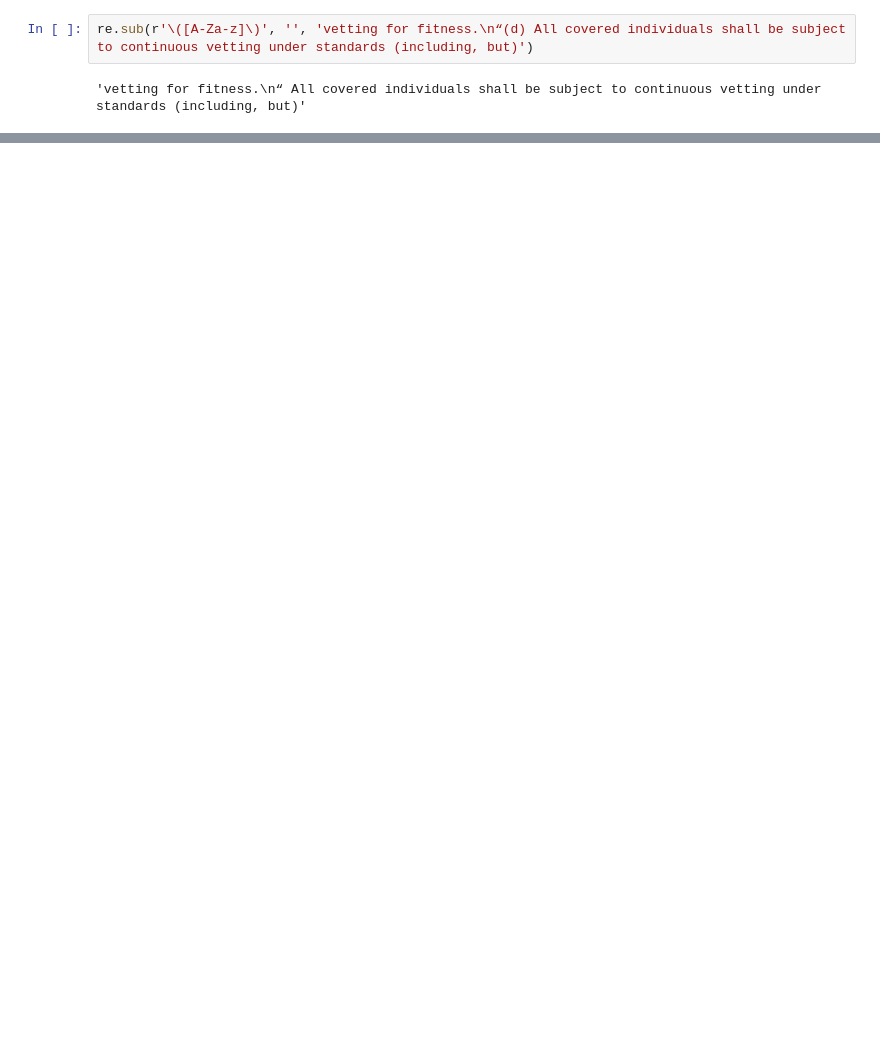
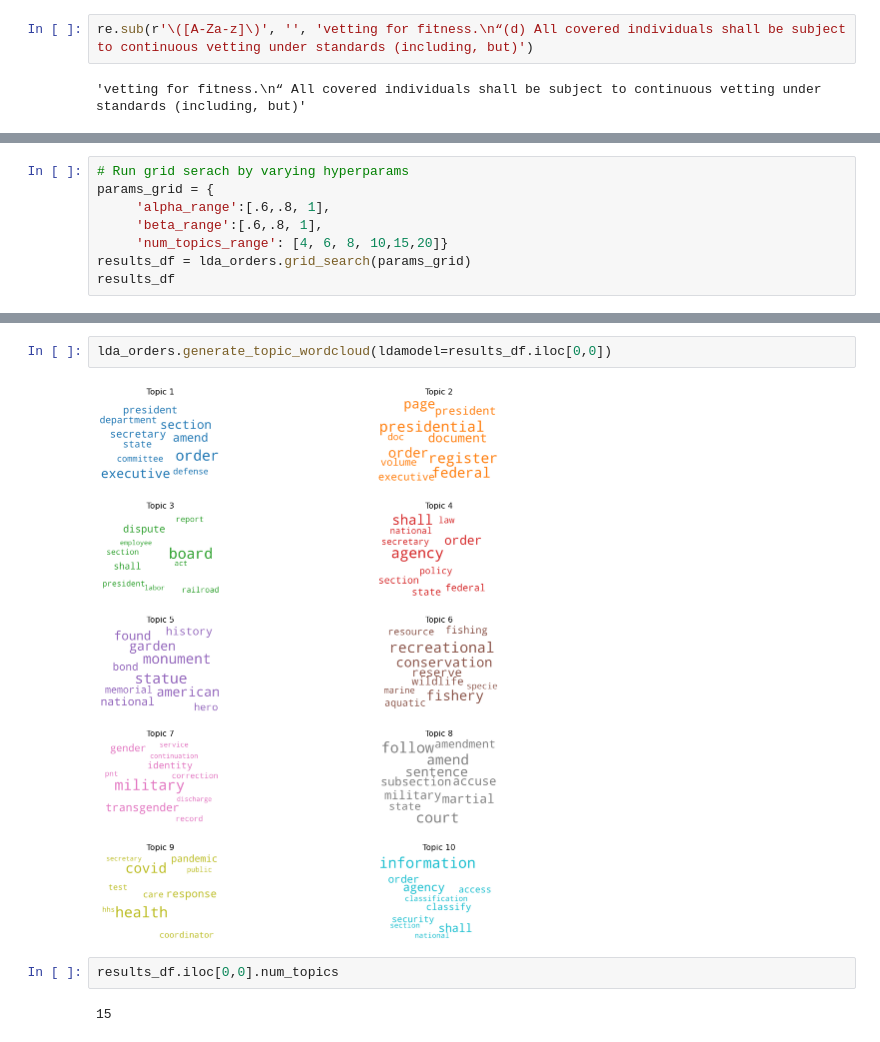
Before and after one commit to RobertoBarrosoLuque/Presidential-Rhetoric-NLP, a Jupyter notebook: exploratory_notebooks/final_proj_exploratory.ipynb, the cells around one changed output, grey strips where cells are left out. Drawn from its saved outputs; the diff is of its cells as text; blank space fills up the shorter version.

```diff
--- a/exploratory_notebooks/final_proj_exploratory.ipynb
+++ b/exploratory_notebooks/final_proj_exploratory.ipynb
@@ -317,0 +316,8 @@ array(["\n\nTitle 3—\nThe President\n\nExecutive Order 13764 of January 17, 20
+# %%
+# Run grid serach by varying hyperparams
+params_grid = {
+     'alpha_range':[.6,.8, 1],
+     'beta_range':[.6,.8, 1],
+     'num_topics_range': [4, 6, 8, 10,15,20]}
+results_df = lda_orders.grid_search(params_grid)
+results_df
@@ -317,0 +338,8 @@ array(["\n\nTitle 3—\nThe President\n\nExecutive Order 13764 of January 17, 20
+# %%
+lda_orders.generate_topic_wordcloud(ldamodel=results_df.iloc[0,0])
+# %% [output]
+[figure, added]
+# %%
+results_df.iloc[0,0].num_topics
+# %% [output]
+15
```
Also changed, not shown: parts of 25 cells of this notebook.
